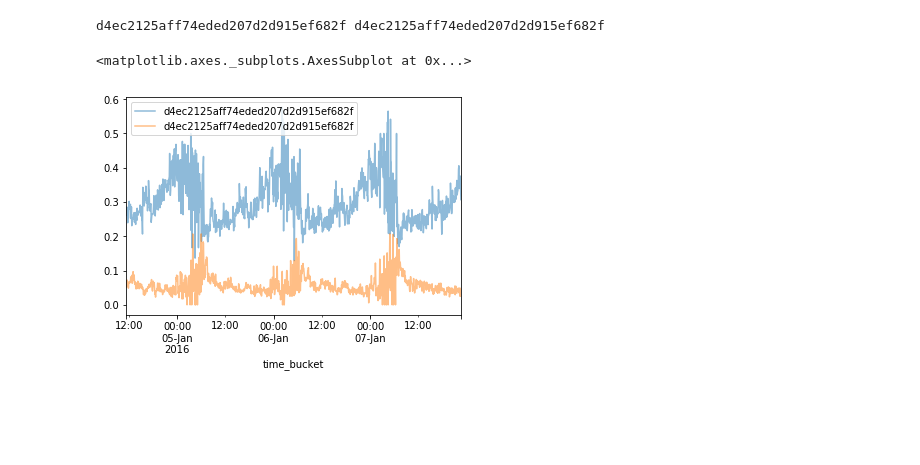
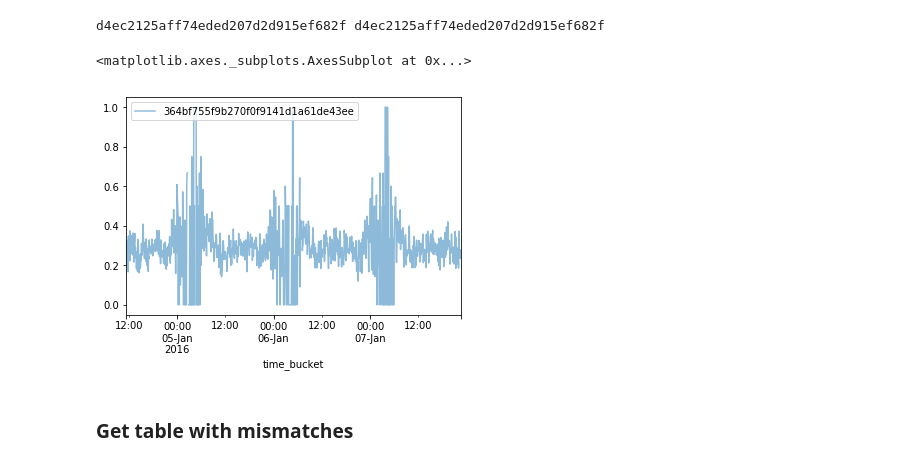
Before and after one commit to huevosabio/cs341, a Jupyter notebook: CountingVehicles.ipynb, the cells around one changed output. Cells and saved outputs as stored; diff of their text form; code cells hidden in the pictures; blank space fills up the shorter version.

```diff
--- a/CountingVehicles.ipynb
+++ b/CountingVehicles.ipynb
@@ -278,16 +279,18 @@ frac_starts = starts_table / av_veh
 frac_paxout = paxout_table / av_veh
 frac_rebout = rebout_table / av_veh
 # %%
-s = frac_paxout
+s = frac_paxout.max().argmax()
 
 #frac_reb.iloc[t0:t1][s].plot(alpha=0.5, legend=True)
-#frac_stay.iloc[t0:t1][s].plot(alpha=0.5, legend = True)
+#frac_stayin.iloc[t0:t1][s].plot(alpha=0.5, legend = True)
 #frac_paxin.iloc[t0:t1][s].plot(alpha=0.5, legend = True)
 #frac_starts.iloc[t0:t1][s].plot(alpha=0.5, legend = True)
 
 
 frac_paxout.iloc[t0:t1][s].plot(alpha=0.5, legend = True)
-frac_rebout.iloc[t0:t1][s].plot(alpha=0.5, legend = True)
+#frac_rebout.iloc[t0:t1][s].plot(alpha=0.5, legend = True)
 # %% [output]
 <matplotlib.axes._subplots.AxesSubplot at 0x...>
-[figure, old version]
+[figure, new version]
+# %% [markdown]
+### Get table with mismatches
```
Also changed, not shown: parts of 40 cells of this notebook, 5 other files.
